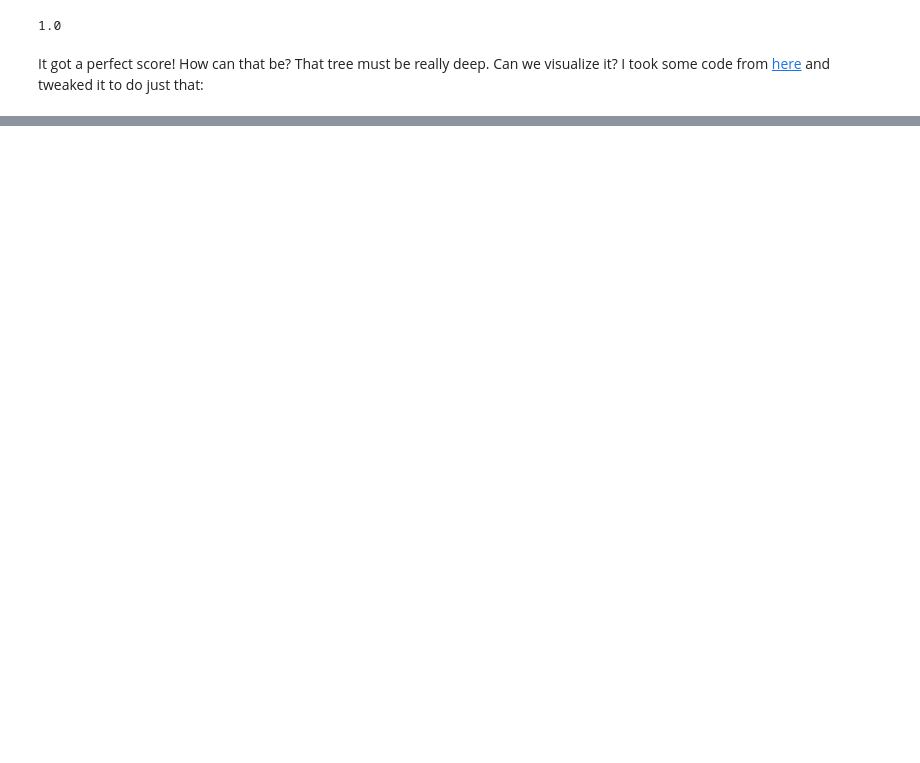
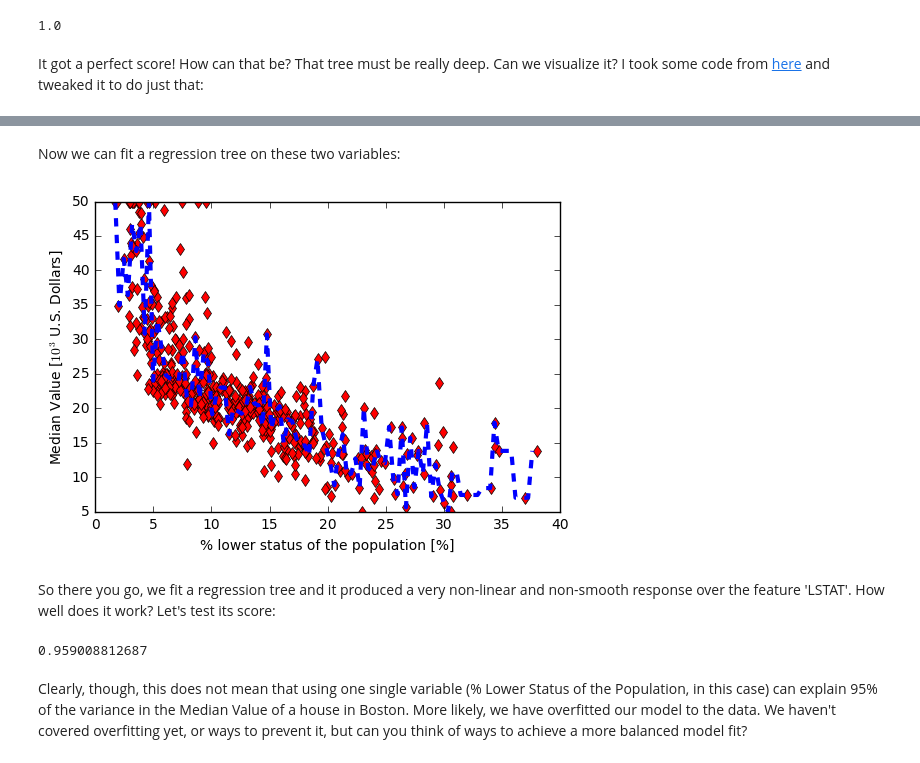
Before and after one commit to marioberges/F16-12-752, a Jupyter notebook: lectures/Lecture6.ipynb, the cells around one changed output, grey strips where cells are left out. Cells and saved outputs as stored; diff of their text form; code cells hidden in the pictures; blank space fills up the shorter version.

```diff
--- a/lectures/Lecture6.ipynb
+++ b/lectures/Lecture6.ipynb
@@ -141,0 +194,23 @@ plt.show()
+# %% [markdown]
+Now we can fit a regression tree on these two variables:
+# %%
+x = df[['LSTAT']]
+y = df[['Median_Value']]
+xrange = np.arange(x.min(),x.max(),(x.max()-x.min())/100).reshape(100,1)
+
+reg = tree.DecisionTreeRegressor() # Default parameters, though you can tweak these!
+reg.fit(x,y)
+
+plot_regdata()
+plt.plot(xrange,reg.predict(xrange),'b--',linewidth=3)
+plt.show()
+# %% [output]
+[figure, added]
+# %% [markdown]
+So there you go, we fit a regression tree and it produced a very non-linear and non-smooth response over the feature 'LSTAT'. How well does it work? Let's test its score:
+# %%
+print(reg.score(x,y)) # Check out the documentation for the score method, to make sure you understand what it means.
+# %% [output]
+0.959008812687
+# %% [markdown]
+Clearly, though, this does not mean that using one single variable (% Lower Status of the Population, in this case) can explain 95% of the variance in the Median Value of a house in Boston. More likely, we have overfitted our model to the data. We haven't covered overfitting yet, or ways to prevent it, but can you think of ways to achieve a more balanced model fit?
```
Also changed, not shown: parts of 8 cells of this notebook.
